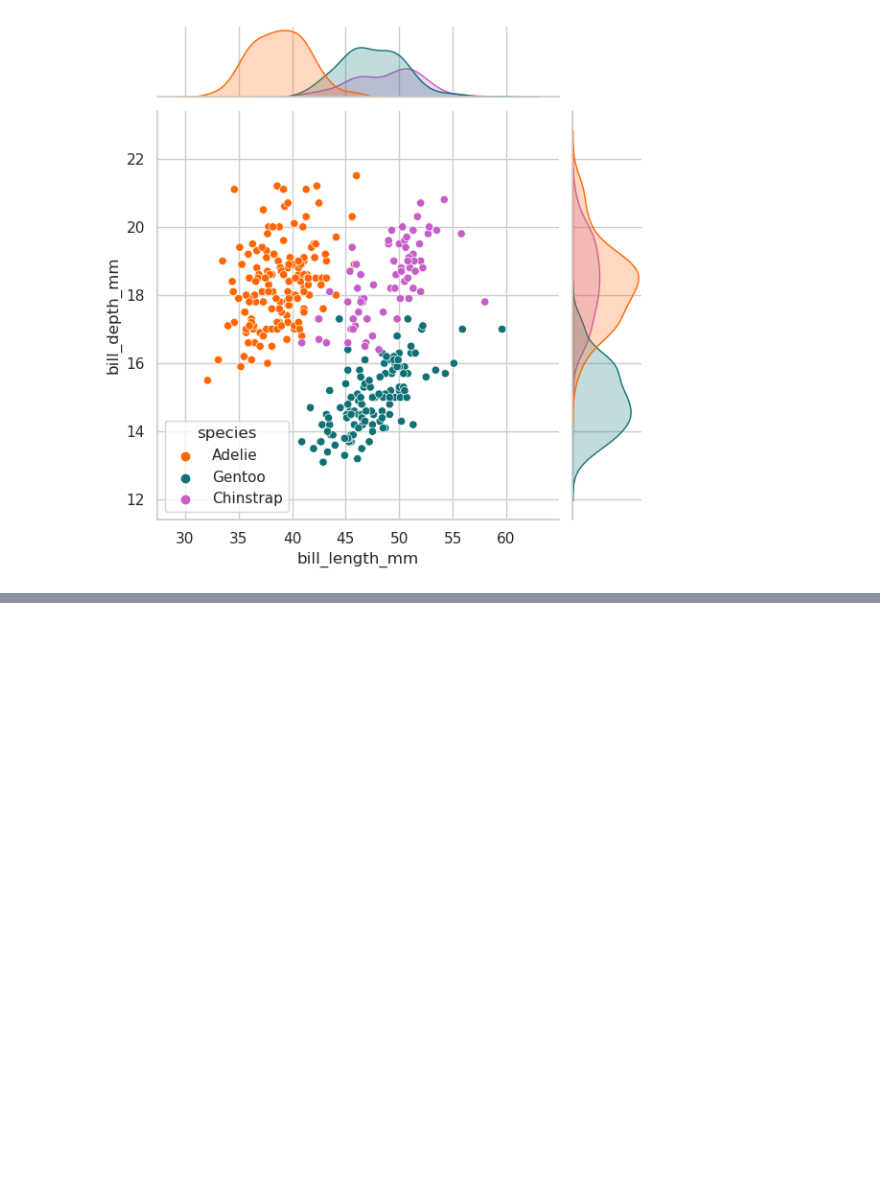
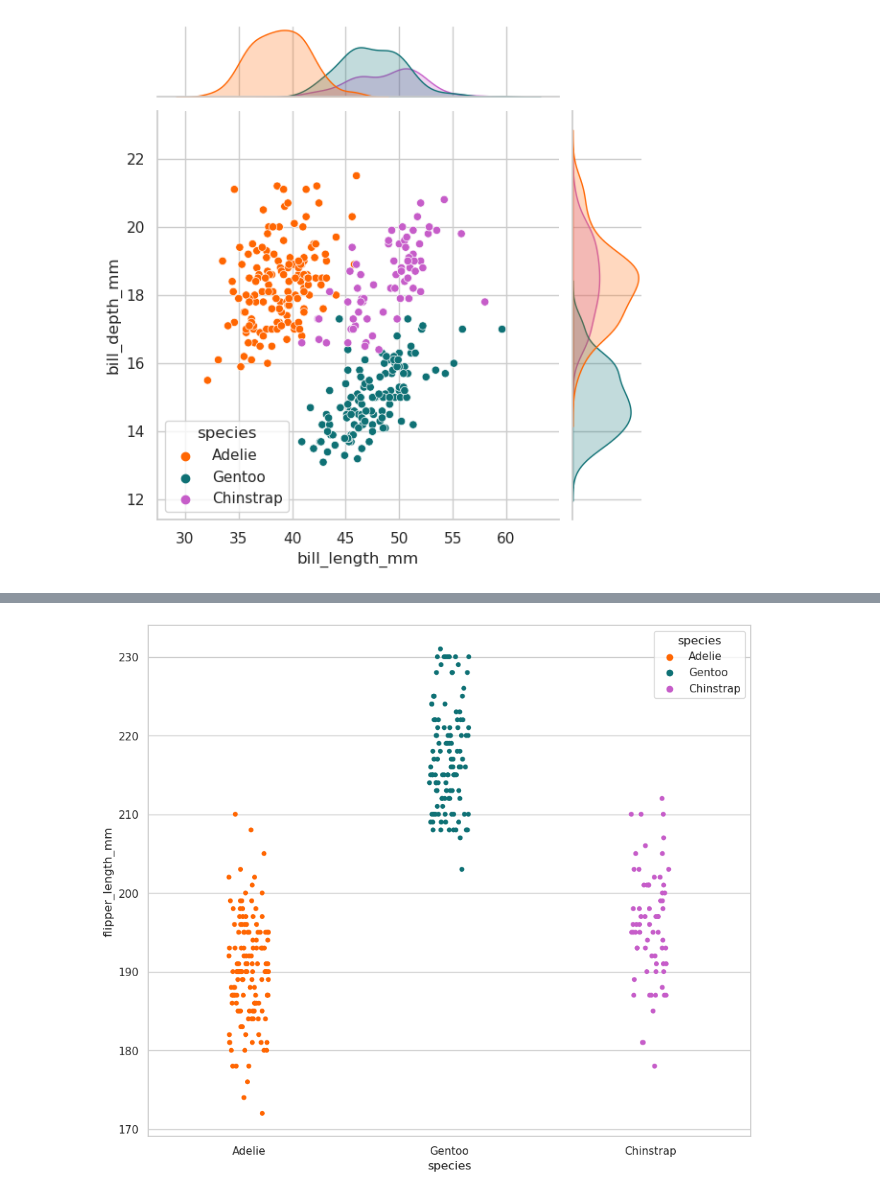
Before and after one commit to pahoalapizco/eda_penguins, a Jupyter notebook: notebooks/1.0-eda_penguins-introduction.ipynb, the cells around one changed output, grey strips where cells are left out. Drawn from its saved outputs; the diff is of its cells as text; code cells hidden in the pictures; blank space fills up the shorter version.

```diff
--- a/notebooks/1.0-eda_penguins-introduction.ipynb
+++ b/notebooks/1.0-eda_penguins-introduction.ipynb
@@ -1025,0 +1037,11 @@ sns.jointplot(
+# %%
+sns.stripplot(
+  data=processed_penguins_df,
+  x="species",
+  y="flipper_length_mm",
+  hue="species",
+  palette=penguin_color
+)
+plt.show()
+# %% [output]
+[figure, added]
```
Also changed, not shown: parts of 6 cells of this notebook.
